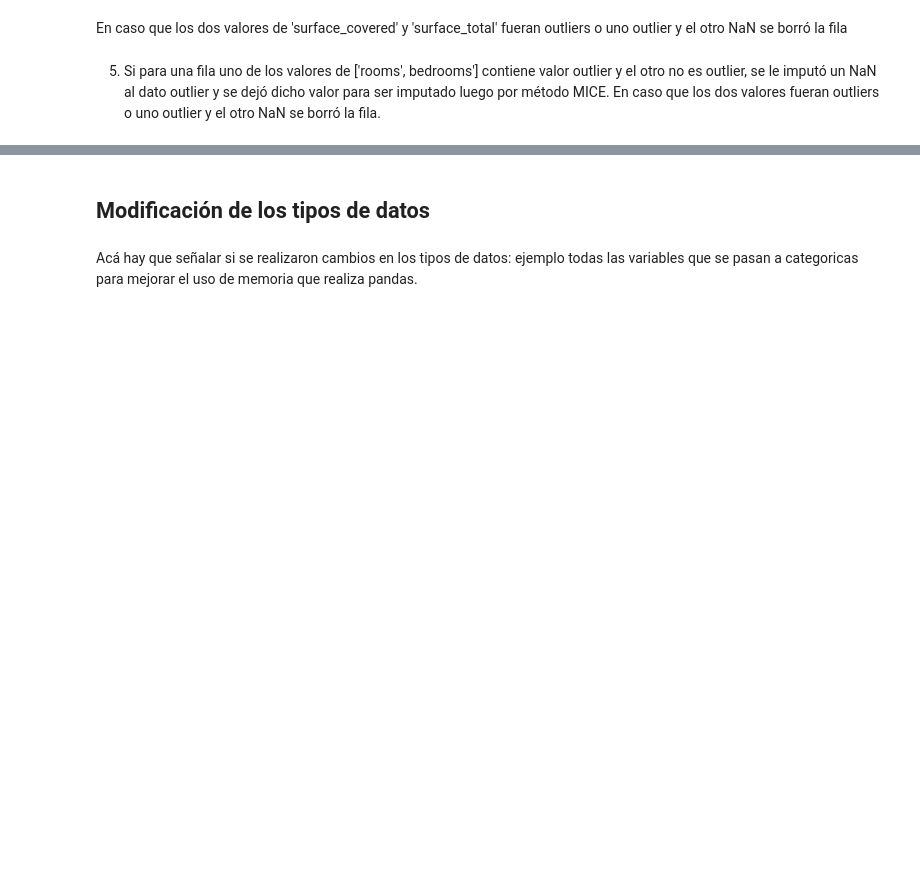
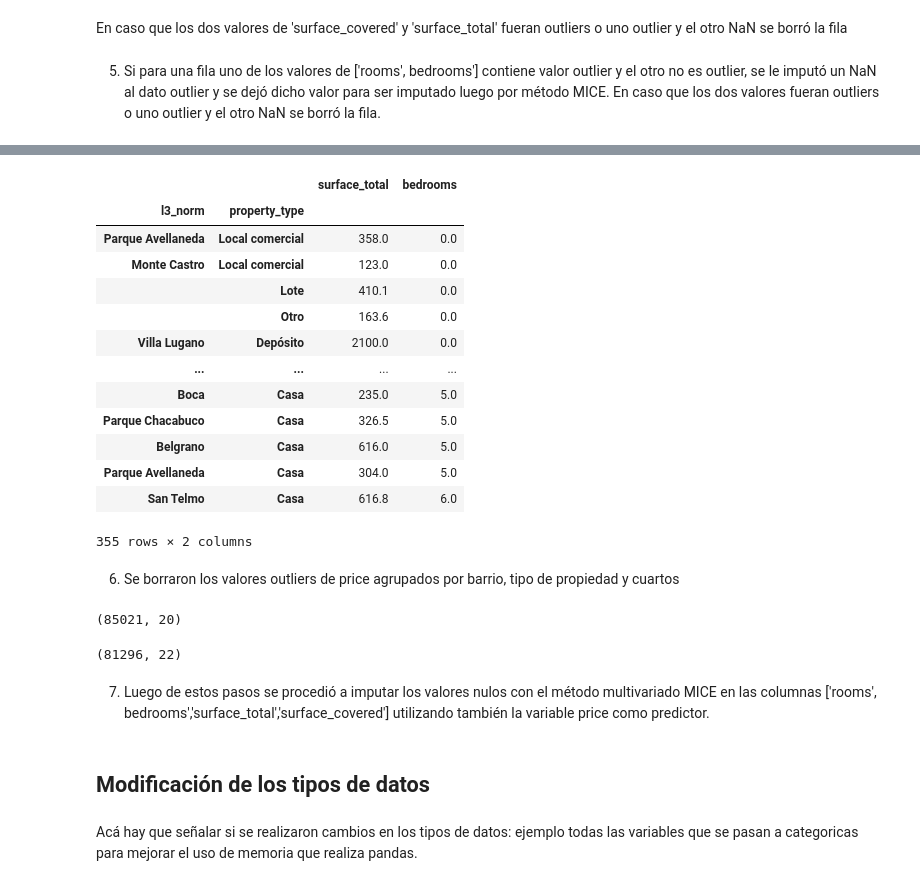
Before and after one commit to Ignacio-Ibarra/tpAA, a Jupyter notebook: Pre-processing.ipynb, the cells around one changed output, grey strips where cells are left out. Saved outputs shown, nothing was run; the diff lists cells and outputs as text; code cells hidden in the pictures; blank space fills up the shorter version.

```diff
--- a/Pre-processing.ipynb
+++ b/Pre-processing.ipynb
@@ -433,0 +509,25 @@ outliers_sup_rooms.sort_values(by=['rooms'])
+# %%
+outliers_bedrooms = data[['l3_norm', 'property_type', 'surface_total', 'bedrooms']]
+outliers_sup_bedrooms = outliers_bedrooms.groupby(['l3_norm', 'property_type']).quantile(.9)
+outliers_sup_bedrooms.sort_values(by=['bedrooms'])
+# %% [output]
+|  |  | surface_total | bedrooms |
+| l3_norm | property_type |  |  |
+| Parque Avellaneda | Local comercial | 358.0 | 0.0 |
+| Monte Castro | Local comercial | 123.0 | 0.0 |
+|  | Lote | 410.1 | 0.0 |
+|  | Otro | 163.6 | 0.0 |
+| Villa Lugano | Depósito | 2100.0 | 0.0 |
+| ... | ... | ... | ... |
+| Boca | Casa | 235.0 | 5.0 |
+| Parque Chacabuco | Casa | 326.5 | 5.0 |
+| Belgrano | Casa | 616.0 | 5.0 |
+| Parque Avellaneda | Casa | 304.0 | 5.0 |
+| San Telmo | Casa | 616.8 | 6.0 |
+355 rows × 2 columns
+# %% [markdown]
+ 6) Se borraron los valores outliers de price agrupados por barrio, tipo de propiedad y cuartos
+# %%
+data.shape
+# %% [output]
+(85021, 20)
@@ -434,3 +544,9 @@ outliers_sup_rooms.sort_values(by=['rooms'])
+# %%
+data.shape
+# %% [output]
+(81296, 22)
+# %% [markdown]
+7) Luego de estos pasos se procedió a imputar los valores nulos con el método multivariado MICE en las columnas ['rooms', bedrooms','surface_total','surface_covered'] utilizando también la variable price como predictor.
 # %% [markdown]
 ## Modificación de los tipos de datos
 # %% [markdown]
```
Also changed, not shown: parts of 16 cells of this notebook.
